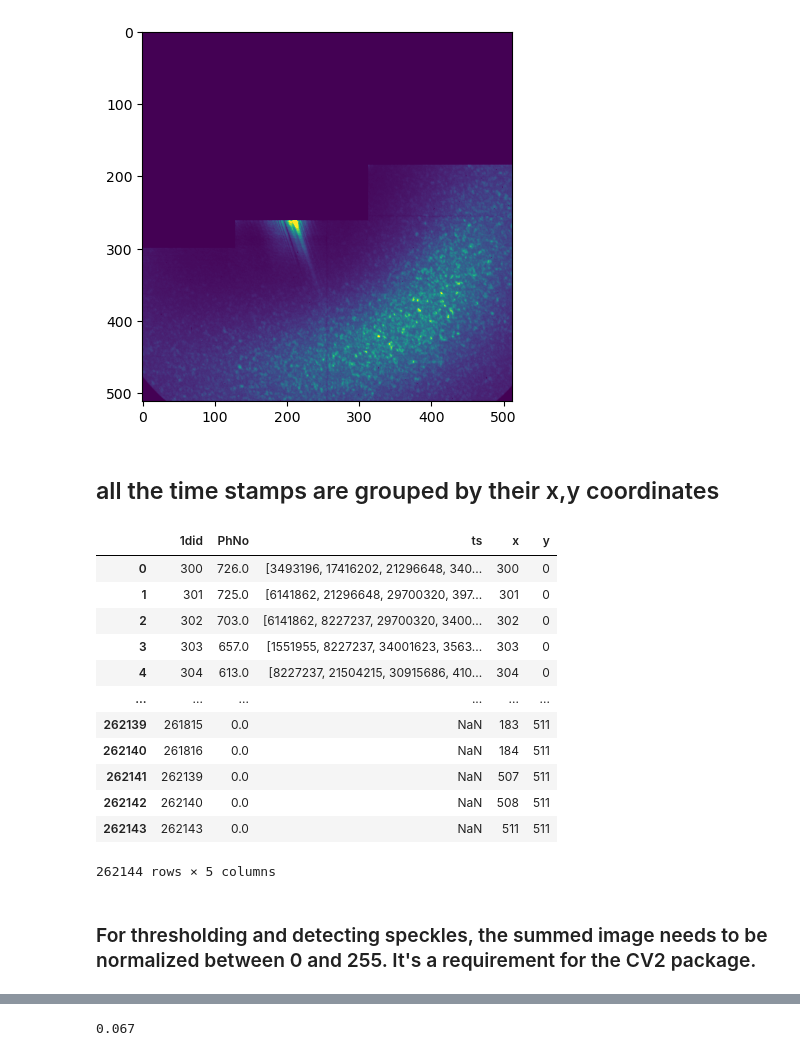
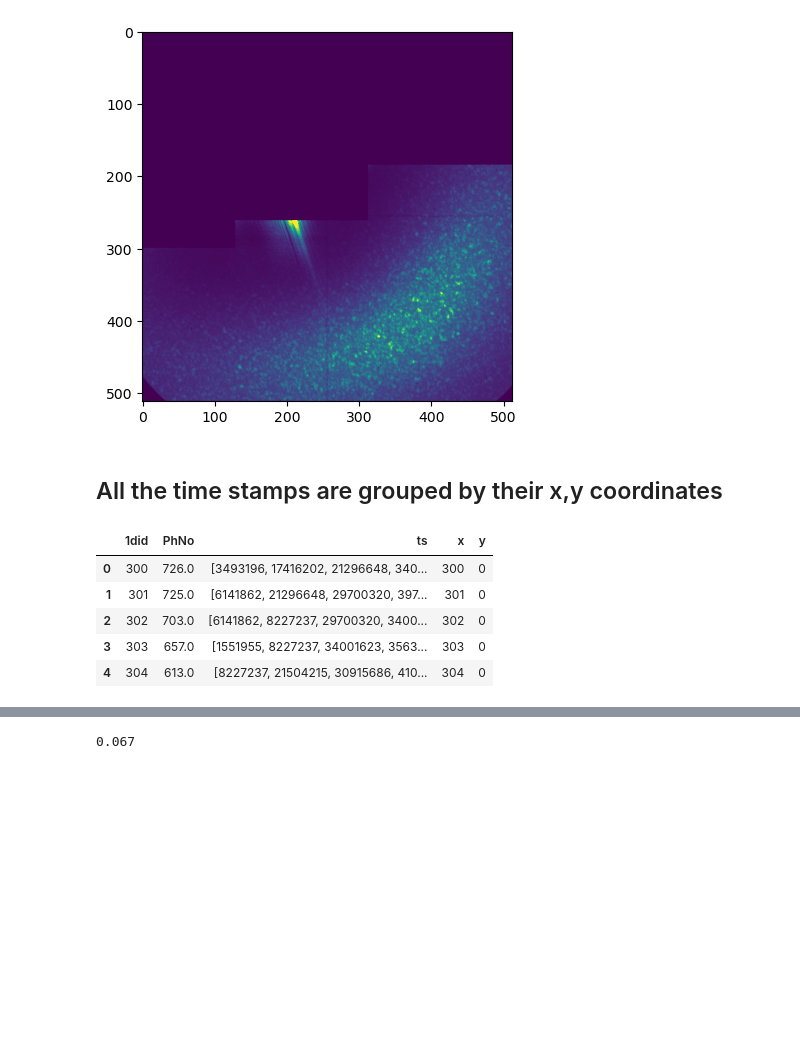
Before and after one commit to AISaleheen/speckle_time_series, a Jupyter notebook: notebooks/speckle_analysis_notebook.ipynb, the cells around one changed output, grey strips where cells are left out. Cells and saved outputs as stored; diff of their text form; code cells hidden in the pictures; blank space fills up the shorter version.

```diff
--- a/notebooks/speckle_analysis_notebook.ipynb
+++ b/notebooks/speckle_analysis_notebook.ipynb
@@ -57,7 +45,7 @@ data_folder_path = os.path.join(os.path.abspath('..'), 'data')
 # This adds the 'scripts' folder to the list of paths Python looks in for modules
 if data_folder_path not in sys.path:
     sys.path.append(data_folder_path)
-filename = r'SampleShortData.csv' #r'SampleData.csv'
+filename =  r'SampleData.csv'  #r'SampleShortData.csv'
 file_path = os.path.join(data_folder_path, filename)
 
 data_raw = pd.read_csv(file_path)
@@ -89,25 +71,16 @@ data_raw
 # %%
 data_sorted = data_raw.sort_values(by = 't', ascending = True)
-mask_remover = tpx3_2.imager_mask_remover(data_sorted , 0, 10000) # 0 and 1000 are used to set the contrast level
+photon_df, summed_image = clst.imager_mask_remover(data_sorted , 0, 10000) # 0 and 1000 are used to set the contrast level
 # %% [output]
 [figure]
 # %% [markdown]
-## all the time stamps are grouped by their x,y coordinates
+## All the time stamps are grouped by their x,y coordinates
 # %%
-mask_remover[0]
+photon_df.head()
 # %% [output]
 |  | 1did | PhNo | ts | x | y |
 | 0 | 300 | 726.0 | [3493196, 17416202, 21296648, 340... | 300 | 0 |
 | 1 | 301 | 725.0 | [6141862, 21296648, 29700320, 397... | 301 | 0 |
 | 2 | 302 | 703.0 | [6141862, 8227237, 29700320, 3400... | 302 | 0 |
 | 3 | 303 | 657.0 | [1551955, 8227237, 34001623, 3563... | 303 | 0 |
 | 4 | 304 | 613.0 | [8227237, 21504215, 30915686, 410... | 304 | 0 |
-| ... | ... | ... | ... | ... | ... |
-| 262139 | 261815 | 0.0 | NaN | 183 | 511 |
-| 262140 | 261816 | 0.0 | NaN | 184 | 511 |
-| 262141 | 262139 | 0.0 | NaN | 507 | 511 |
-| 262142 | 262140 | 0.0 | NaN | 508 | 511 |
-| 262143 | 262143 | 0.0 | NaN | 511 | 511 |
-262144 rows × 5 columns
-# %% [markdown]
-### For thresholding and detecting speckles, the summed image needs to be normalized between 0 and 255. It's a requirement for the CV2 package.
```
Also changed, not shown: parts of 51 cells of this notebook.
